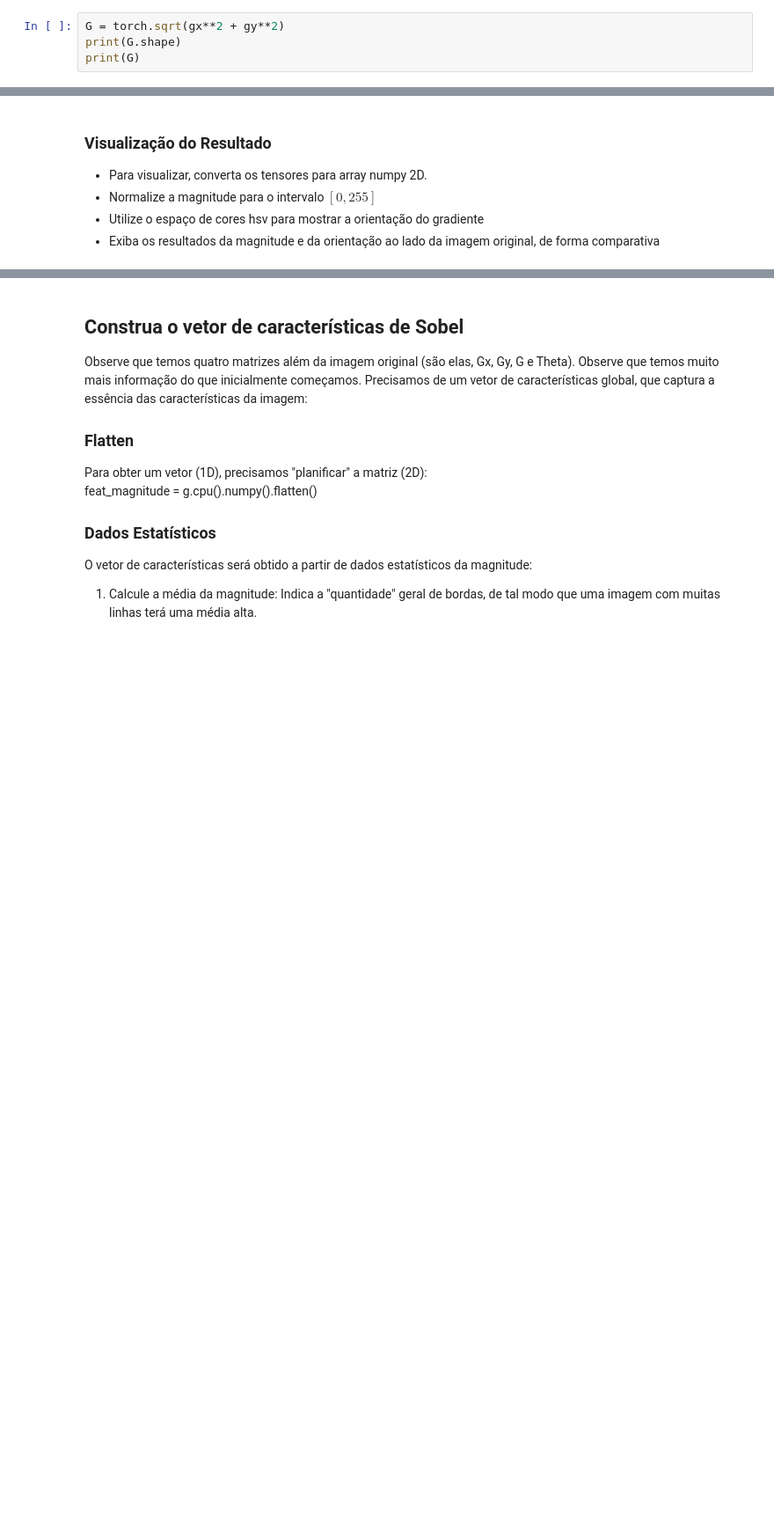
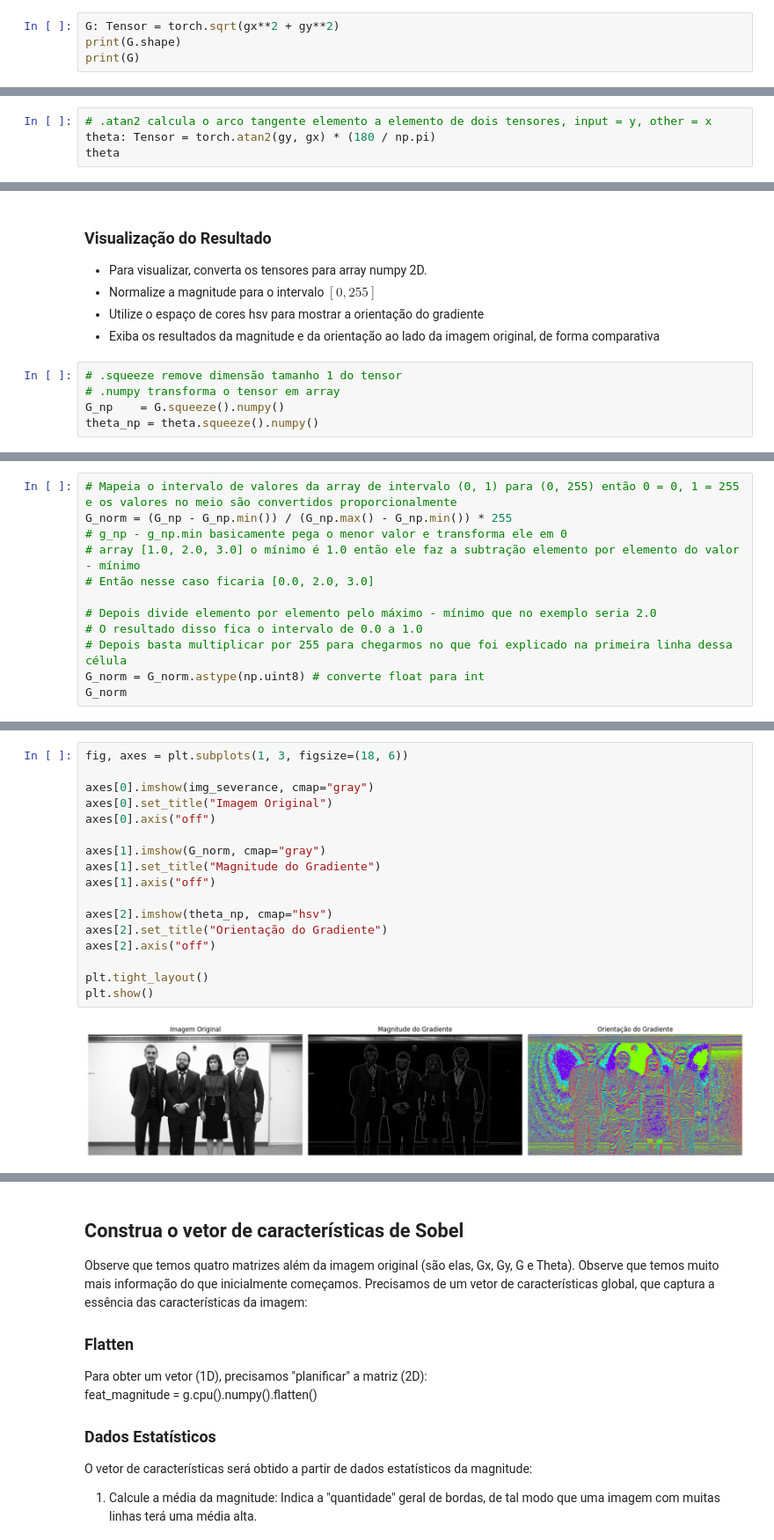
Before and after one commit to izabellacatrinck/Filtro-Sobel, a Jupyter notebook: Topicos1-2026.1-Tarefa1.ipynb, the cells around one changed output, grey strips where cells are left out. Shown at 88% size. Cells and saved outputs as stored; diff of their text form; blank space fills up the shorter version.

```diff
--- a/Topicos1-2026.1-Tarefa1.ipynb
+++ b/Topicos1-2026.1-Tarefa1.ipynb
@@ -226,7 +227,7 @@ $$
 
 Use a função torch.sqrt
 # %%
-G = torch.sqrt(gx**2 + gy**2)
+G: Tensor = torch.sqrt(gx**2 + gy**2)
 print(G.shape)
 print(G)
 # %% [output]
@@ -247,3 +248,7 @@ $$\mathbf{\Theta} = \arctan\left(\frac{\mathbf{G_y}}{\mathbf{G_x}}\right)$$
 
 Use a função torch.atan2 e converta para graus, multiplicando por $180/\pi$
 - Para $\pi$, use a constante do numpy
+# %%
+# .atan2 calcula o arco tangente elemento a elemento de dois tensores, input = y, other = x
+theta: Tensor = torch.atan2(gy, gx) * (180 / np.pi)
+theta
@@ -254,3 +273,8 @@ Use a função torch.atan2 e converta para graus, multiplicando por $180/\pi$
 - Normalize a magnitude para o intervalo $[0,255]$
 - Utilize o espaço de cores hsv para mostrar a orientação do gradiente
 - Exiba os resultados da magnitude e da orientação ao lado da imagem original, de forma comparativa
+# %%
+# .squeeze remove dimensão tamanho 1 do tensor
+# .numpy transforma o tensor em array
+G_np    = G.squeeze().numpy()
+theta_np = theta.squeeze().numpy()
@@ -256,0 +314,12 @@ Use a função torch.atan2 e converta para graus, multiplicando por $180/\pi$
+# %%
+# Mapeia o intervalo de valores da array de intervalo (0, 1) para (0, 255) então 0 = 0, 1 = 255 e os valores no meio são convertidos proporcionalmente
+G_norm = (G_np - G_np.min()) / (G_np.max() - G_np.min()) * 255
+# g_np - g_np.min basicamente pega o menor valor e transforma ele em 0
+# array [1.0, 2.0, 3.0] o mínimo é 1.0 então ele faz a subtração elemento por elemento do valor - mínimo
+# Então nesse caso ficaria [0.0, 2.0, 3.0]
+
+# Depois divide elemento por elemento pelo máximo - mínimo que no exemplo seria 2.0
+# O resultado disso fica o intervalo de 0.0 a 1.0
+# Depois basta multiplicar por 255 para chegarmos no que foi explicado na primeira linha dessa célula
+G_norm = G_norm.astype(np.uint8) # converte float para int
+G_norm
@@ -256,0 +335,19 @@ Use a função torch.atan2 e converta para graus, multiplicando por $180/\pi$
+# %%
+fig, axes = plt.subplots(1, 3, figsize=(18, 6))
+
+axes[0].imshow(img_severance, cmap="gray")
+axes[0].set_title("Imagem Original")
+axes[0].axis("off")
+
+axes[1].imshow(G_norm, cmap="gray")
+axes[1].set_title("Magnitude do Gradiente")
+axes[1].axis("off")
+
+axes[2].imshow(theta_np, cmap="hsv")
+axes[2].set_title("Orientação do Gradiente")
+axes[2].axis("off")
+
+plt.tight_layout()
+plt.show()
+# %% [output]
+[figure, added]
```
Also changed, not shown: parts of 19 cells of this notebook.
